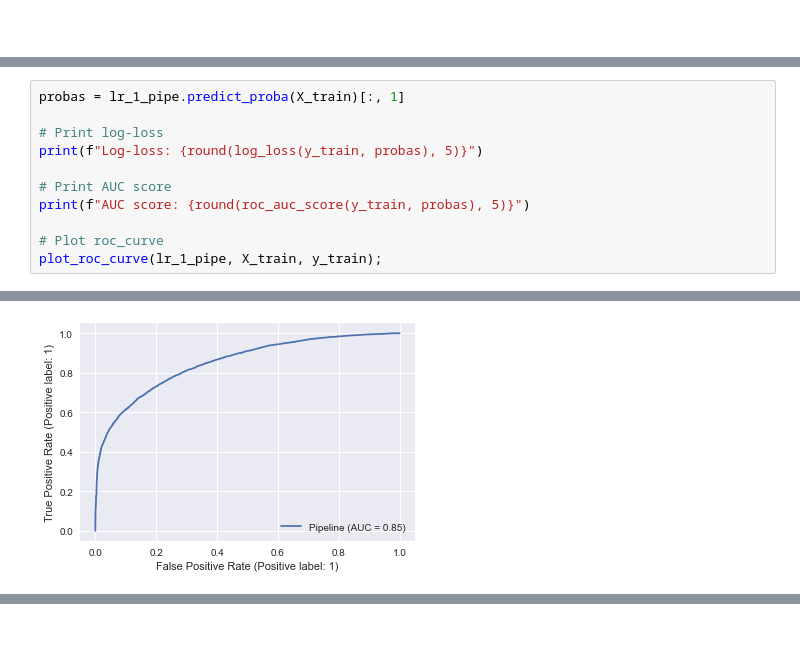
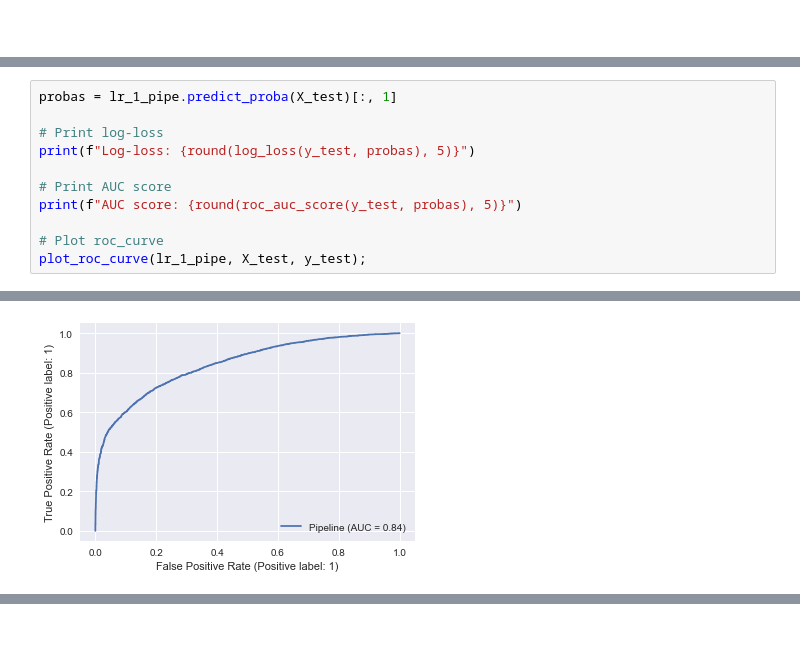
Before and after one commit to rjpost20/Classification-Project, a Jupyter notebook: Water Pump Classification Model V2.ipynb, the cells around one changed output, grey strips where cells are left out. Drawn from its saved outputs; the diff is of its cells as text.

```diff
--- a/Water Pump Classification Model V2.ipynb
+++ b/Water Pump Classification Model V2.ipynb
@@ -759,14 +750,14 @@ plt.grid(False);
 # %% [output]
 [figure]
 # %%
-probas = lr_1_pipe.predict_proba(X_train)[:, 1]
+probas = lr_1_pipe.predict_proba(X_test)[:, 1]
 
 # Print log-loss
-print(f"Log-loss: {round(log_loss(y_train, probas), 5)}")
+print(f"Log-loss: {round(log_loss(y_test, probas), 5)}")
 
 # Print AUC score
-print(f"AUC score: {round(roc_auc_score(y_train, probas), 5)}")
+print(f"AUC score: {round(roc_auc_score(y_test, probas), 5)}")
 
 # Plot roc_curve
-plot_roc_curve(lr_1_pipe, X_train, y_train);
+plot_roc_curve(lr_1_pipe, X_test, y_test);
 # %% [output]
@@ -775,3 +766,3 @@ AUC score: 0.85175
-[figure, old version]
+[figure, new version]
 # %% [markdown]
 > **Remarks:**
```
Also changed, not shown: parts of 86 cells of this notebook.
